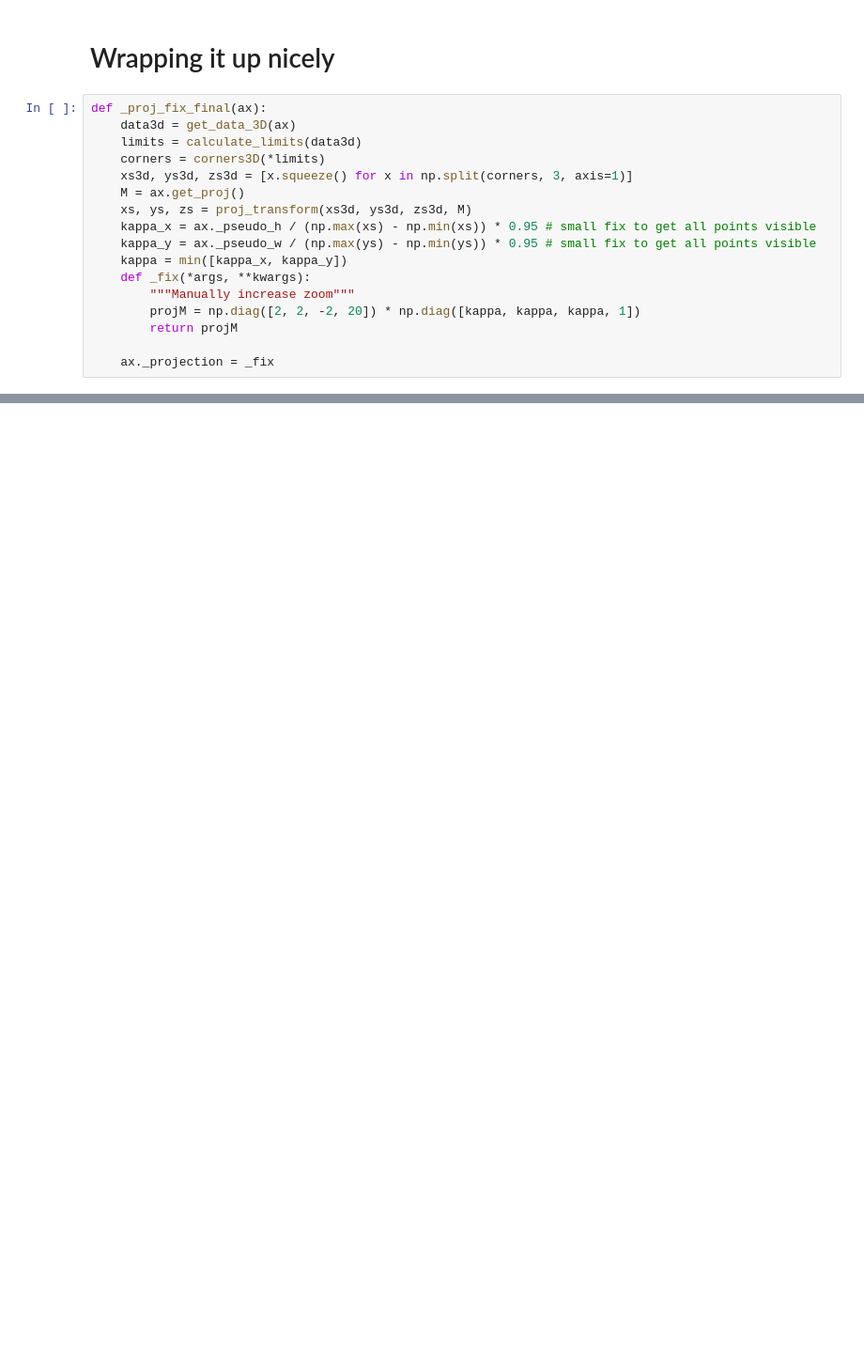
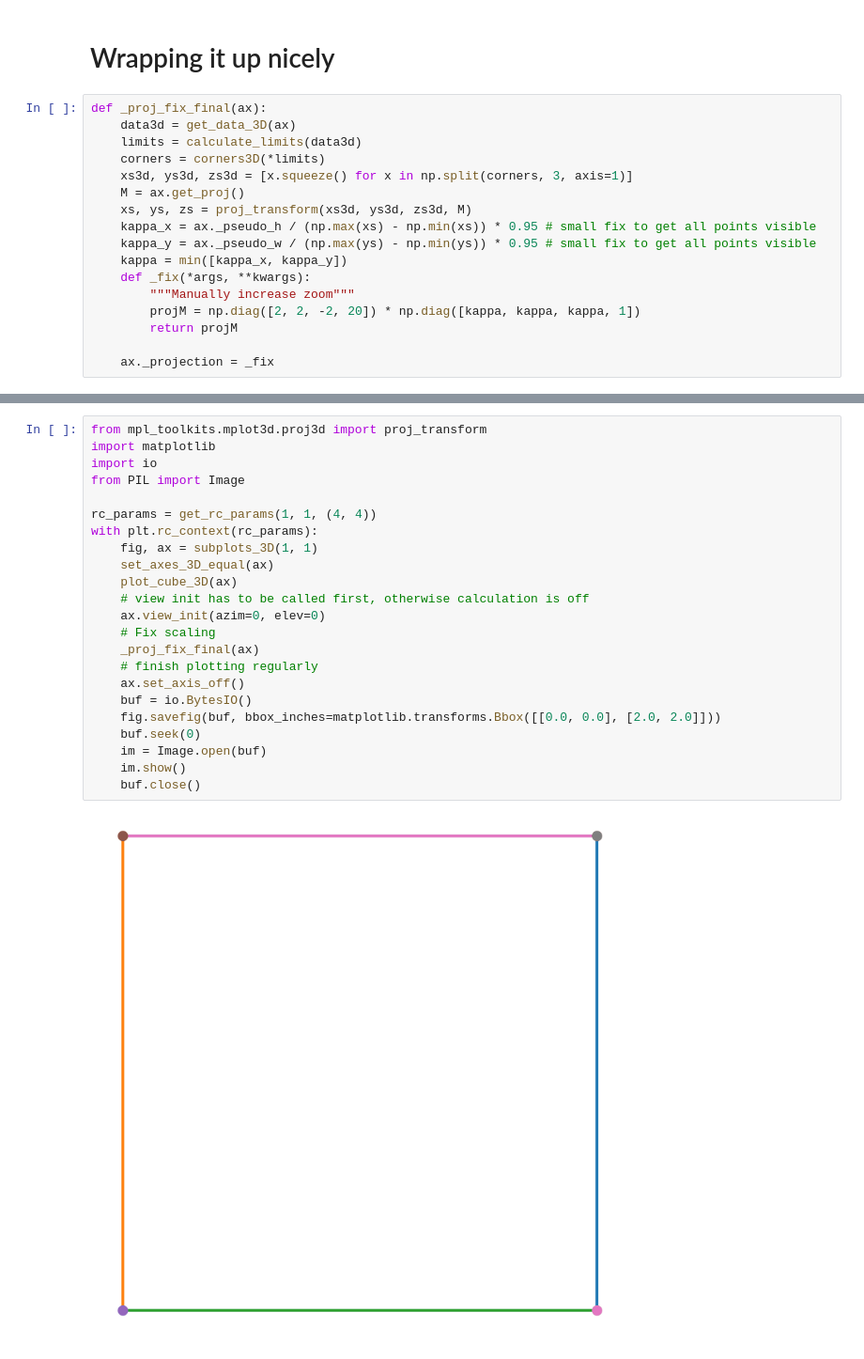
Before and after one commit to theRealSuperMario/jupyter, a Jupyter notebook: matplotlib/frameless_3d_figure/frameless_3d_figure.ipynb, the cells around one changed output, grey strips where cells are left out. Shown at 94% size. Drawn from its saved outputs; the diff is of its cells as text; blank space fills up the shorter version.

```diff
--- a/matplotlib/frameless_3d_figure/frameless_3d_figure.ipynb
+++ b/matplotlib/frameless_3d_figure/frameless_3d_figure.ipynb
@@ -153,0 +157,25 @@ with plt.rc_context(rc_params):
+# %%
+from mpl_toolkits.mplot3d.proj3d import proj_transform
+import matplotlib
+import io
+from PIL import Image
+
+rc_params = get_rc_params(1, 1, (4, 4))
+with plt.rc_context(rc_params):
+    fig, ax = subplots_3D(1, 1)
+    set_axes_3D_equal(ax)
+    plot_cube_3D(ax)
+    # view init has to be called first, otherwise calculation is off
+    ax.view_init(azim=0, elev=0)
+    # Fix scaling
+    _proj_fix_final(ax)
+    # finish plotting regularly
+    ax.set_axis_off()
+    buf = io.BytesIO()
+    fig.savefig(buf, bbox_inches=matplotlib.transforms.Bbox([[0.0, 0.0], [2.0, 2.0]]))
+    buf.seek(0)
+    im = Image.open(buf)
+    im.show()
+    buf.close()
+# %% [output]
+[figure, added]
```
Also changed, not shown: parts of 3 cells of this notebook.
